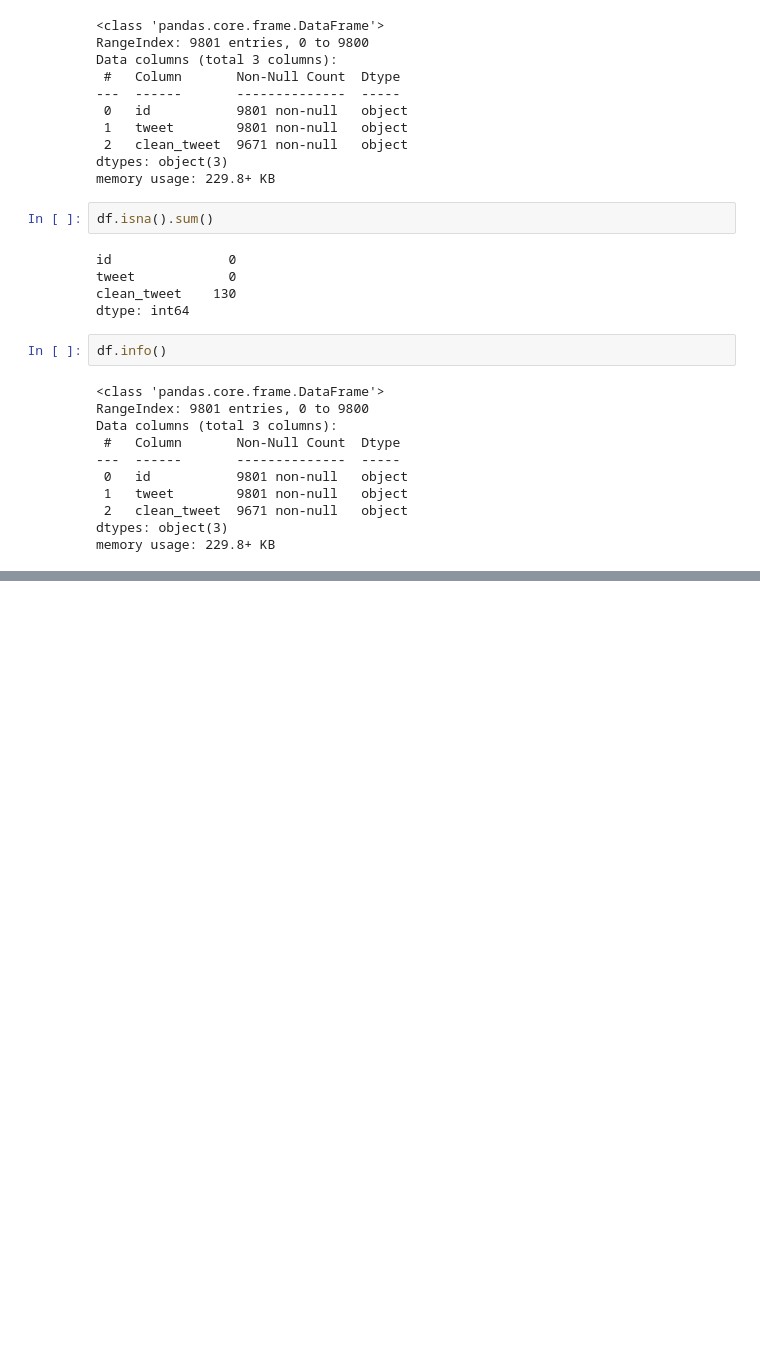
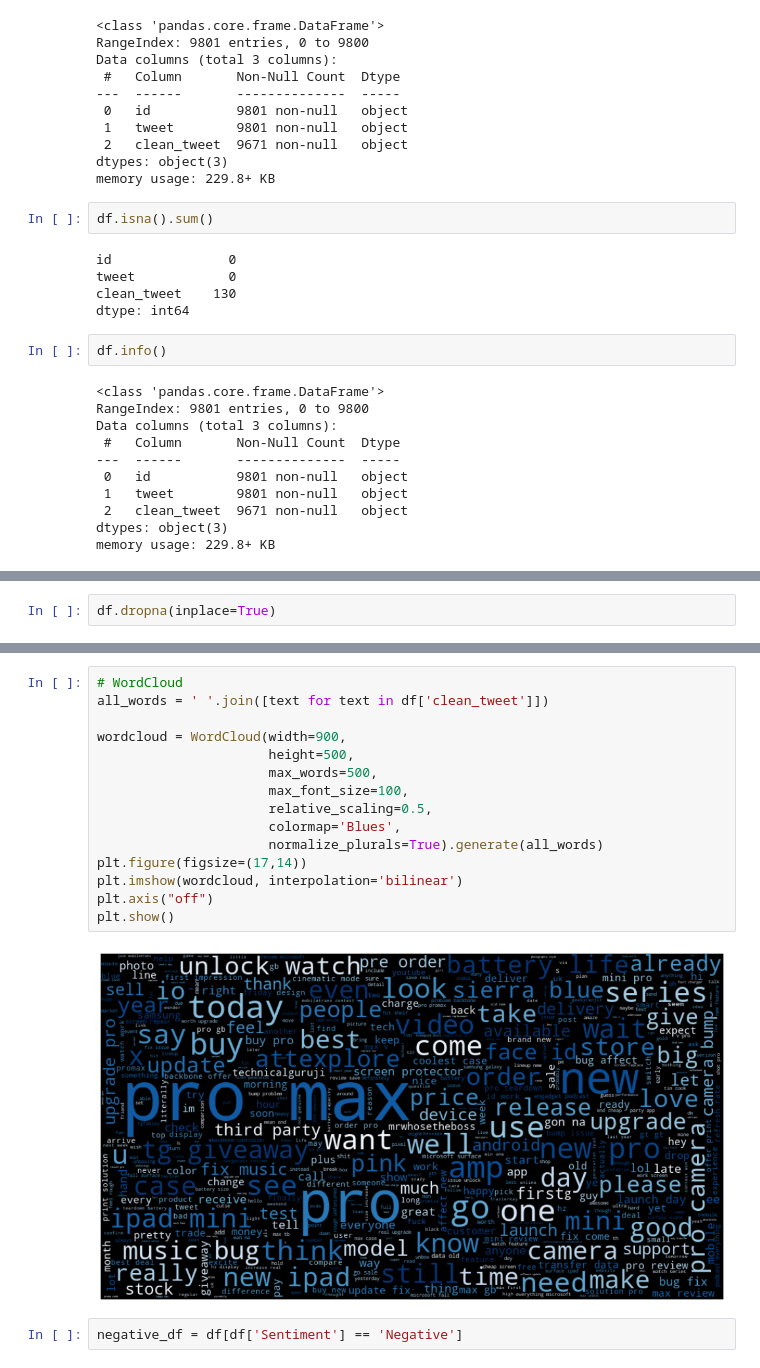
Before and after one commit to justinweible/iphone_13_analysis, a Jupyter notebook: Vader_reaction.ipynb, the cells around one changed output, grey strips where cells are left out. Drawn from its saved outputs; the diff is of its cells as text; blank space fills up the shorter version.

```diff
--- a/Vader_reaction.ipynb
+++ b/Vader_reaction.ipynb
@@ -88,3 +101,5 @@ df.head()
 | 2 | 1441435367408865281 | The iPhone 13 Mini still gets slo... | mini still get slow magsafe charg... | 0.0000 | 0.0 | 1.000 | 0.000 | Neutral |
 | 3 | 1441435367245287431 | @ATTexplore hope i win this new i... | attexplore hope win new christmas... | 0.7717 | 0.0 | 0.717 | 0.283 | Positive |
 | 4 | 1441435349482291203 | TG 13 iPhone 13 Giveaway!!! https... | tg giveaway | 0.0000 | 0.0 | 1.000 | 0.000 | Neutral |
+# %%
+df.dropna(inplace=True)
@@ -90,0 +124,19 @@ df.head()
+# %%
+# WordCloud
+all_words = ' '.join([text for text in df['clean_tweet']])
+
+wordcloud = WordCloud(width=900,
+                      height=500,
+                      max_words=500,
+                      max_font_size=100,
+                      relative_scaling=0.5,
+                      colormap='Blues',
+                      normalize_plurals=True).generate(all_words)
+plt.figure(figsize=(17,14))
+plt.imshow(wordcloud, interpolation='bilinear')
+plt.axis("off")
+plt.show()
+# %% [output]
+[figure, added]
+# %%
+negative_df = df[df['Sentiment'] == 'Negative']
```
Also changed, not shown: parts of 6 cells of this notebook, 8 other files.
